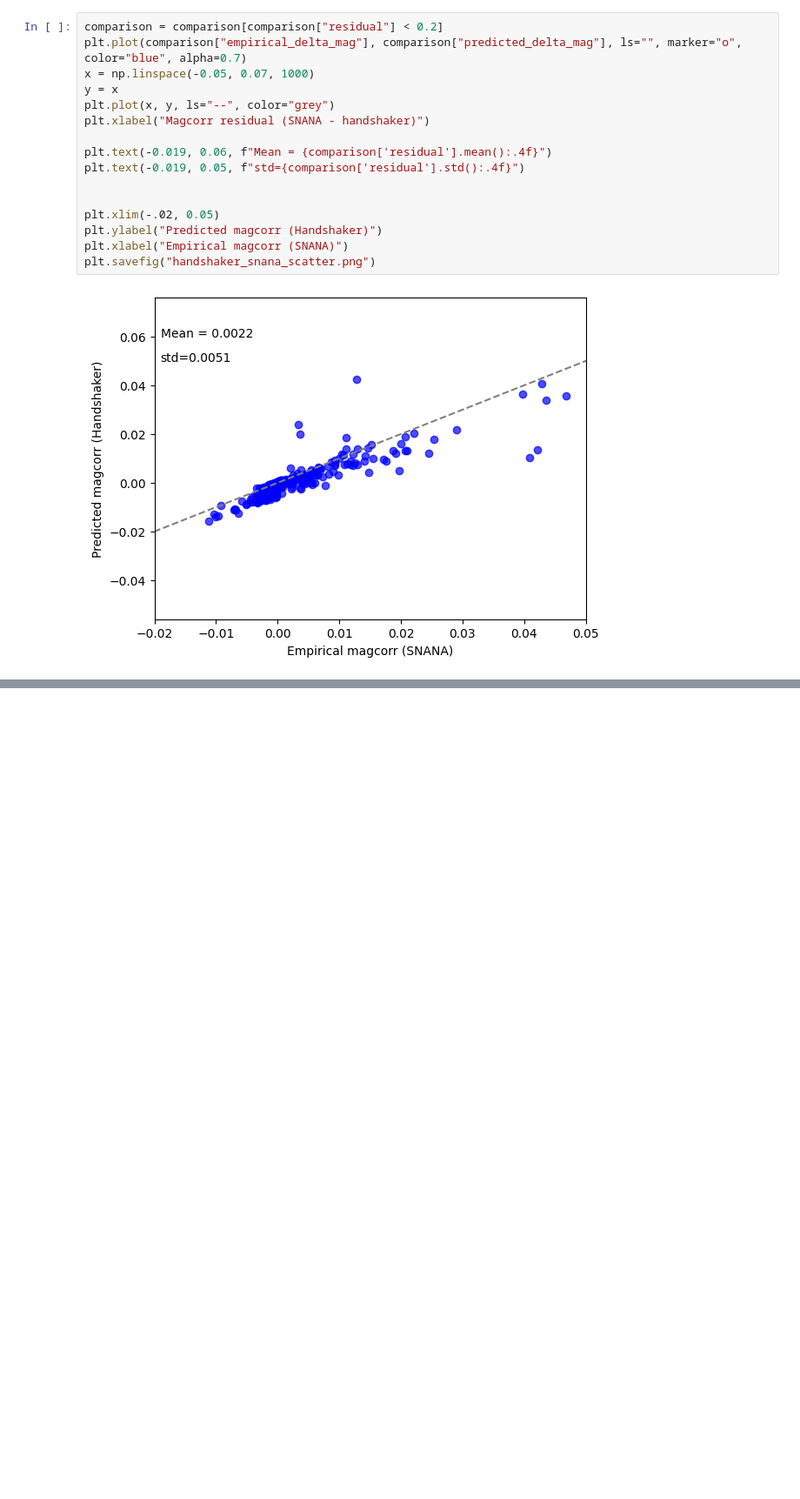
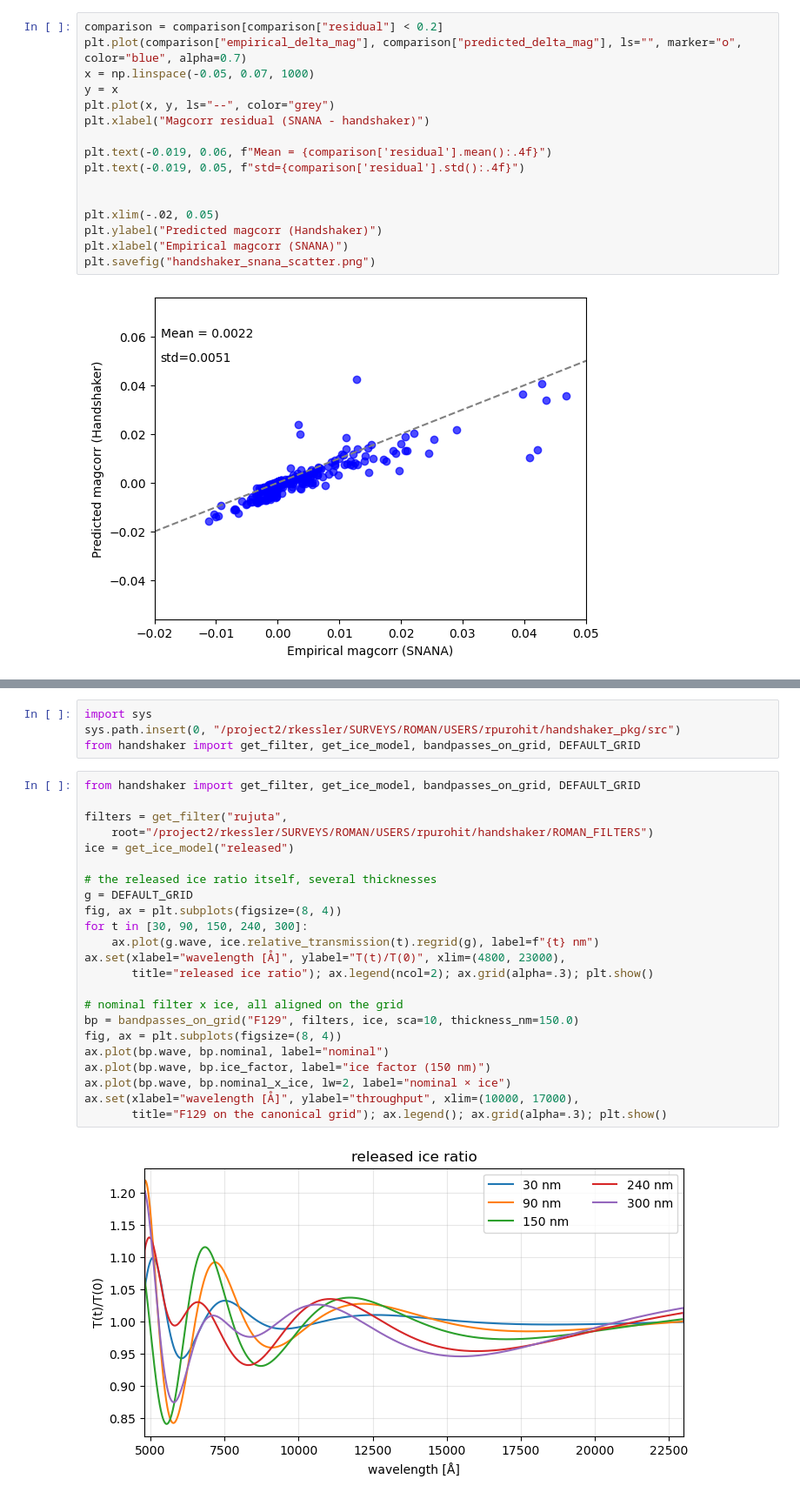
Before and after one commit to rujutapurohit/handshaker, a Jupyter notebook: handshaker.ipynb, the cells around one changed output, grey strips where cells are left out. Shown at 87% size. Drawn from its saved outputs; the diff is of its cells as text; blank space fills up the shorter version.

```diff
--- a/handshaker.ipynb
+++ b/handshaker.ipynb
@@ -438,0 +622,29 @@ plt.savefig("handshaker_snana_scatter.png")
+# %%
+import sys
+sys.path.insert(0, "/project2/rkessler/SURVEYS/ROMAN/USERS/rpurohit/handshaker_pkg/src")
+from handshaker import get_filter, get_ice_model, bandpasses_on_grid, DEFAULT_GRID
+# %%
+from handshaker import get_filter, get_ice_model, bandpasses_on_grid, DEFAULT_GRID
+
+filters = get_filter("rujuta",
+    root="/project2/rkessler/SURVEYS/ROMAN/USERS/rpurohit/handshaker/ROMAN_FILTERS")
+ice = get_ice_model("released")
+
+# the released ice ratio itself, several thicknesses
+g = DEFAULT_GRID
+fig, ax = plt.subplots(figsize=(8, 4))
+for t in [30, 90, 150, 240, 300]:
+    ax.plot(g.wave, ice.relative_transmission(t).regrid(g), label=f"{t} nm")
+ax.set(xlabel="wavelength [Å]", ylabel="T(t)/T(0)", xlim=(4800, 23000),
+       title="released ice ratio"); ax.legend(ncol=2); ax.grid(alpha=.3); plt.show()
+
+# nominal filter x ice, all aligned on the grid
+bp = bandpasses_on_grid("F129", filters, ice, sca=10, thickness_nm=150.0)
+fig, ax = plt.subplots(figsize=(8, 4))
+ax.plot(bp.wave, bp.nominal, label="nominal")
+ax.plot(bp.wave, bp.ice_factor, label="ice factor (150 nm)")
+ax.plot(bp.wave, bp.nominal_x_ice, lw=2, label="nominal × ice")
+ax.set(xlabel="wavelength [Å]", ylabel="throughput", xlim=(10000, 17000),
+       title="F129 on the canonical grid"); ax.legend(); ax.grid(alpha=.3); plt.show()
+# %% [output]
+[figure, added]
```
Also changed, not shown: parts of 29 cells of this notebook, 57 other files.
